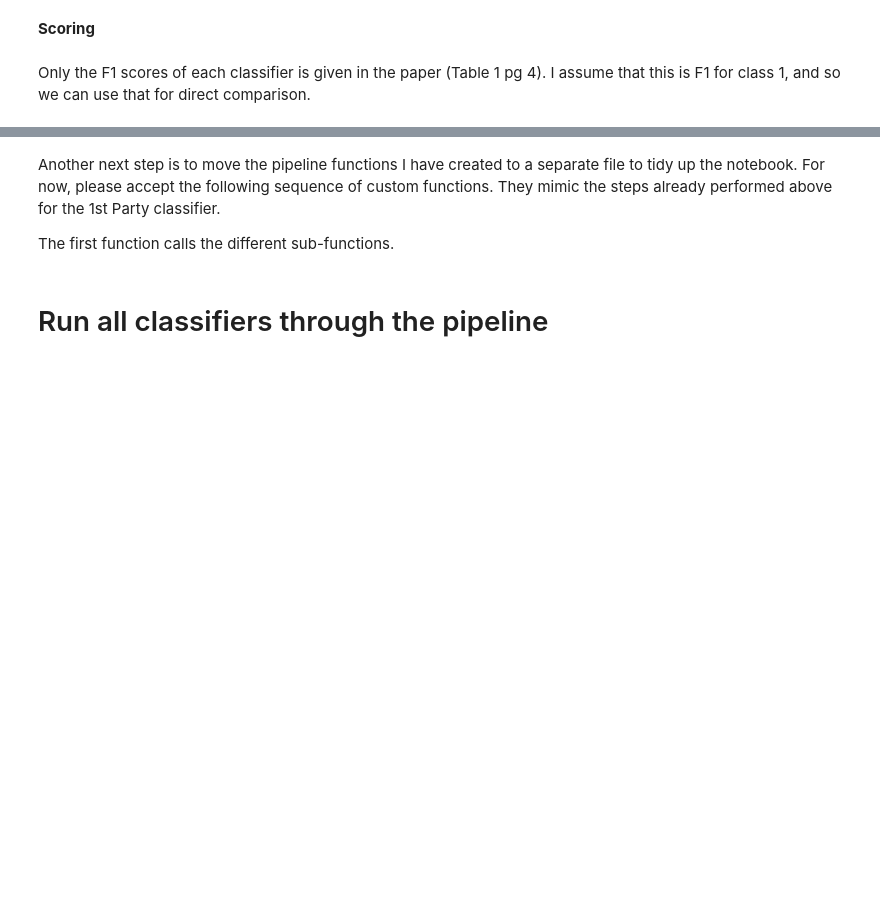
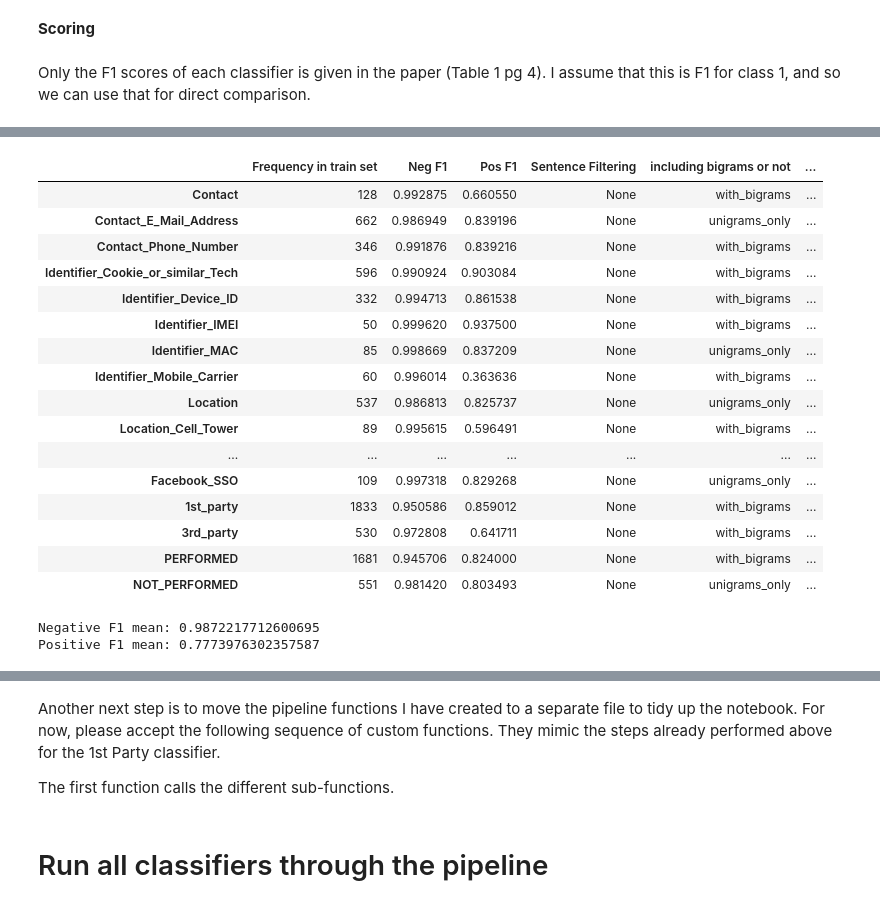
Before and after one commit to calhinchcliffe/nlp_privacy_policies, a Jupyter notebook: 5_modelling_pipeline.ipynb, the cells around one changed output, grey strips where cells are left out. Saved outputs shown, nothing was run; the diff lists cells and outputs as text; code cells hidden in the pictures; blank space fills up the shorter version.

Commit message:
Obtained results table looking across SF, uni or bigrams, svc or logreg

```diff
--- a/5_modelling_pipeline.ipynb
+++ b/5_modelling_pipeline.ipynb
@@ -444,0 +474,11 @@ for dataframe in [df_for_pipelining_train, df_for_pipelining_val, df_for_pipelin
+# %%
+# Requirement 4: tf-idf column transformers to use in the pipeline
+
+tfidf_unigrams = TfidfVectorizer(ngram_range=(1,1), stop_words='english', binary=True)
+tfidf_withbigrams = TfidfVectorizer(ngram_range=(1,2), stop_words='english', binary=True)
+
+# Create the column transformations list with columns to apply to (for the column transformer)
+col_transform_unigrams = [('unigrams_only', tfidf_unigrams, 'segment_text')]
+col_transform_withbigrams = [('with_bigrams', tfidf_withbigrams, 'segment_text')]
+# %%
+clean_annotation_features = pd.read_pickle("objects/clean_annotation_features.pkl")
@@ -444,0 +657,9 @@ for dataframe in [df_for_pipelining_train, df_for_pipelining_val, df_for_pipelin
+# %%
+initial_results = model_results.copy()
+# %%
+for each_classifier in list_of_18_classifiers:
+
+    full_modelling_pipeline(classifier=each_classifier, df_for_pipelining=df_for_pipelining_train,
+    df_for_evaluation=df_for_pipelining_val, model_results_series=initial_results,
+    full_results_table = full_results_table,
+    col_transform_unigrams=col_transform_unigrams, col_transform_withbigrams=col_transform_withbigrams)
@@ -444,0 +808,26 @@ for dataframe in [df_for_pipelining_train, df_for_pipelining_val, df_for_pipelin
+# %%
+full_results_table
+# %% [output]
+|  | Frequency in train set | Neg F1 | Pos F1 | Sentence Filtering | including bigrams or not | ... |
+| Contact | 128 | 0.992875 | 0.660550 | None | with_bigrams | ... |
+| Contact_E_Mail_Address | 662 | 0.986949 | 0.839196 | None | unigrams_only | ... |
+| Contact_Phone_Number | 346 | 0.991876 | 0.839216 | None | with_bigrams | ... |
+| Identifier_Cookie_or_similar_Tech | 596 | 0.990924 | 0.903084 | None | with_bigrams | ... |
+| Identifier_Device_ID | 332 | 0.994713 | 0.861538 | None | with_bigrams | ... |
+| Identifier_IMEI | 50 | 0.999620 | 0.937500 | None | with_bigrams | ... |
+| Identifier_MAC | 85 | 0.998669 | 0.837209 | None | unigrams_only | ... |
+| Identifier_Mobile_Carrier | 60 | 0.996014 | 0.363636 | None | with_bigrams | ... |
+| Location | 537 | 0.986813 | 0.825737 | None | unigrams_only | ... |
+| Location_Cell_Tower | 89 | 0.995615 | 0.596491 | None | with_bigrams | ... |
+| ... | ... | ... | ... | ... | ... | ... |
+| Facebook_SSO | 109 | 0.997318 | 0.829268 | None | unigrams_only | ... |
+| 1st_party | 1833 | 0.950586 | 0.859012 | None | with_bigrams | ... |
+| 3rd_party | 530 | 0.972808 | 0.641711 | None | with_bigrams | ... |
+| PERFORMED | 1681 | 0.945706 | 0.824000 | None | with_bigrams | ... |
+| NOT_PERFORMED | 551 | 0.981420 | 0.803493 | None | unigrams_only | ... |
+# %%
+print(f"Negative F1 mean: {full_results_table['Neg F1'].mean()}")
+print(f"Positive F1 mean: {full_results_table['Pos F1'].mean()}")
+# %% [output]
+Negative F1 mean: 0.9872217712600695
+Positive F1 mean: 0.7773976302357587
```
Also changed, not shown: parts of 102 cells of this notebook.
